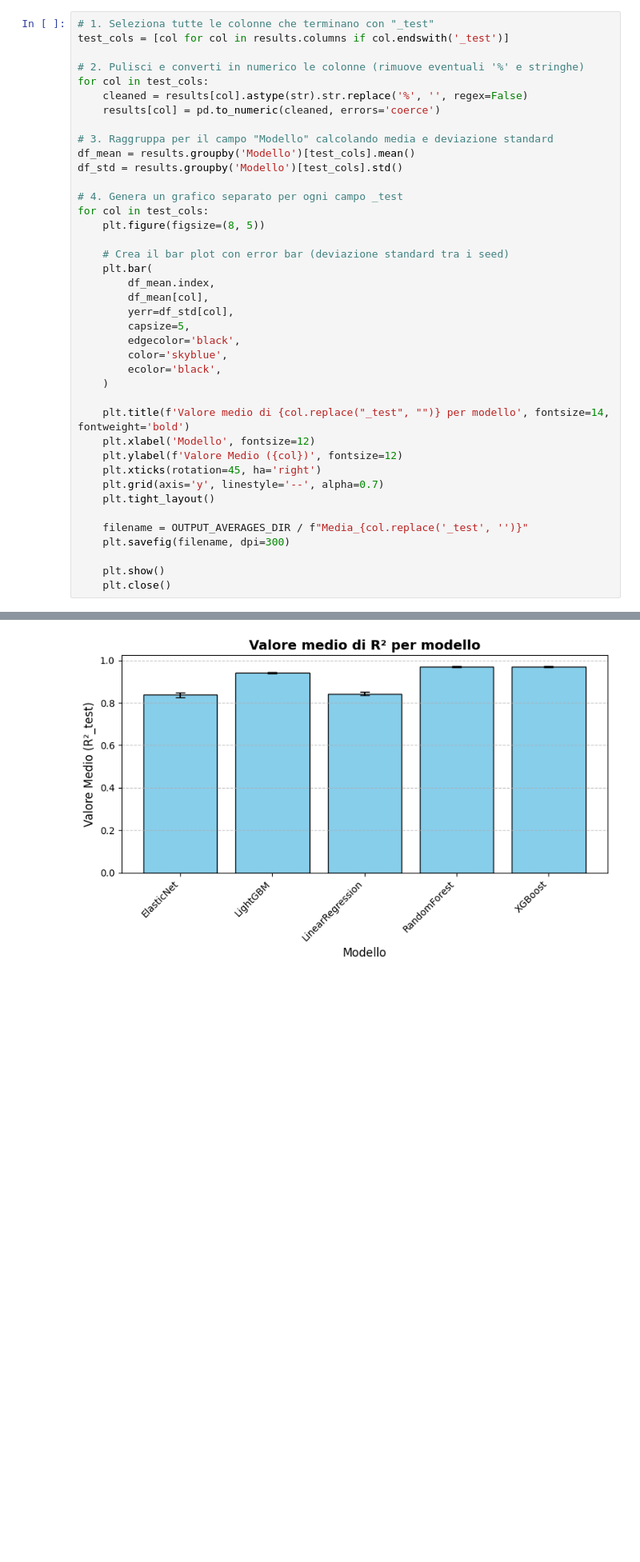
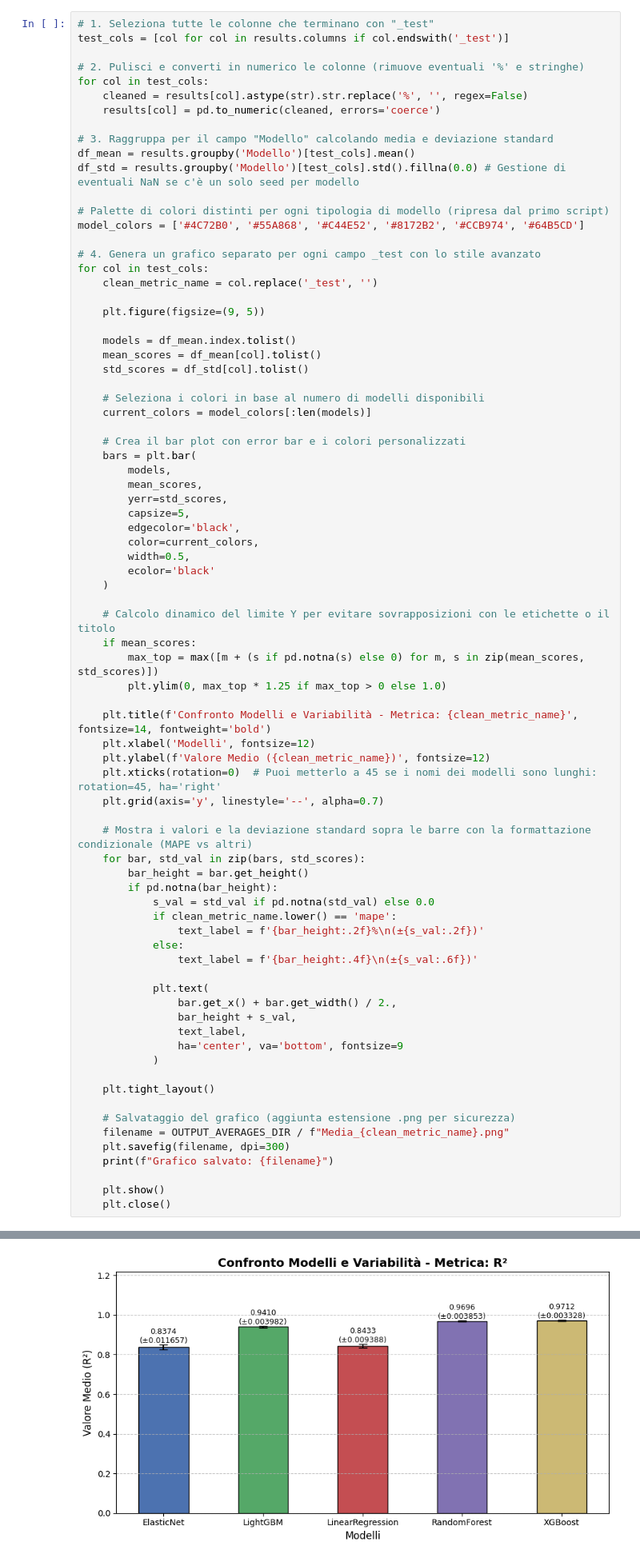
Before and after one commit to christiancioffi/ThesisProject, a Jupyter notebook: Phase2/MachineLearning/20-Valutazioni.ipynb, the cells around one changed output, grey strips where cells are left out. Shown at 80% size. Drawn from its saved outputs; the diff is of its cells as text; blank space fills up the shorter version.

```diff
--- a/Phase2/MachineLearning/20-Valutazioni.ipynb
+++ b/Phase2/MachineLearning/20-Valutazioni.ipynb
@@ -256,32 +258,70 @@ for col in test_cols:
 
 # 3. Raggruppa per il campo "Modello" calcolando media e deviazione standard
 df_mean = results.groupby('Modello')[test_cols].mean()
-df_std = results.groupby('Modello')[test_cols].std()
+df_std = results.groupby('Modello')[test_cols].std().fillna(0.0) # Gestione di eventuali NaN se c'è un solo seed per modello
 
-# 4. Genera un grafico separato per ogni campo _test
+# Palette di colori distinti per ogni tipologia di modello (ripresa dal primo script)
+model_colors = ['#4C72B0', '#55A868', '#C44E52', '#8172B2', '#CCB974', '#64B5CD']
+
+# 4. Genera un grafico separato per ogni campo _test con lo stile avanzato
 for col in test_cols:
-    plt.figure(figsize=(8, 5))
+    clean_metric_name = col.replace('_test', '')
 
-    # Crea il bar plot con error bar (deviazione standard tra i seed)
-    plt.bar(
-        df_mean.index,
-        df_mean[col],
-        yerr=df_std[col],
+    plt.figure(figsize=(9, 5))
+
+    models = df_mean.index.tolist()
+    mean_scores = df_mean[col].tolist()
+    std_scores = df_std[col].tolist()
+
+    # Seleziona i colori in base al numero di modelli disponibili
+    current_colors = model_colors[:len(models)]
+
+    # Crea il bar plot con error bar e i colori personalizzati
+    bars = plt.bar(
+        models,
+        mean_scores,
+        yerr=std_scores,
         capsize=5,
         edgecolor='black',
-        color='skyblue',
-        ecolor='black',
+        color=current_colors,
+        width=0.5,
+        ecolor='black'
     )
 
-    plt.title(f'Valore medio di {col.replace("_test", "")} per modello', fontsize=14, fontweight='bold')
-    plt.xlabel('Modello', fontsize=12)
-    plt.ylabel(f'Valore Medio ({col})', fontsize=12)
-    plt.xticks(rotation=45, ha='right')
+    # Calcolo dinamico del limite Y per evitare sovrapposizioni con le etichette o il titolo
+    if mean_scores:
+        max_top = max([m + (s if pd.notna(s) else 0) for m, s in zip(mean_scores, std_scores)])
+        plt.ylim(0, max_top * 1.25 if max_top > 0 else 1.0)
+
+    plt.title(f'Confronto Modelli e Variabilità - Metrica: {clean_metric_name}', fontsize=14, fontweight='bold')
+    plt.xlabel('Modelli', fontsize=12)
+    plt.ylabel(f'Valore Medio ({clean_metric_name})', fontsize=12)
+    plt.xticks(rotation=0)  # Puoi metterlo a 45 se i nomi dei modelli sono lunghi: rotation=45, ha='right'
     plt.grid(axis='y', linestyle='--', alpha=0.7)
+
+    # Mostra i valori e la deviazione standard sopra le barre con la formattazione condizionale (MAPE vs altri)
+    for bar, std_val in zip(bars, std_scores):
+        bar_height = bar.get_height()
+        if pd.notna(bar_height):
+            s_val = std_val if pd.notna(std_val) else 0.0
+            if clean_metric_name.lower() == 'mape':
+                text_label = f'{bar_height:.2f}%\n(±{s_val:.2f})'
+            else:
+                text_label = f'{bar_height:.4f}\n(±{s_val:.6f})'
+
+            plt.text(
+                bar.get_x() + bar.get_width() / 2.,
+                bar_height + s_val,
+                text_label,
+                ha='center', va='bottom', fontsize=9
+            )
+
     plt.tight_layout()
 
-    filename = OUTPUT_AVERAGES_DIR / f"Media_{col.replace('_test', '')}"
+    # Salvataggio del grafico (aggiunta estensione .png per sicurezza)
+    filename = OUTPUT_AVERAGES_DIR / f"Media_{clean_metric_name}.png"
     plt.savefig(filename, dpi=300)
+    print(f"Grafico salvato: {filename}")
 
     plt.show()
     plt.close()
@@ -289 +330 @@ for col in test_cols:
-[figure, old version]
+[figure, new version]
```
Also changed, not shown: parts of 4 cells of this notebook, 18 other files.
